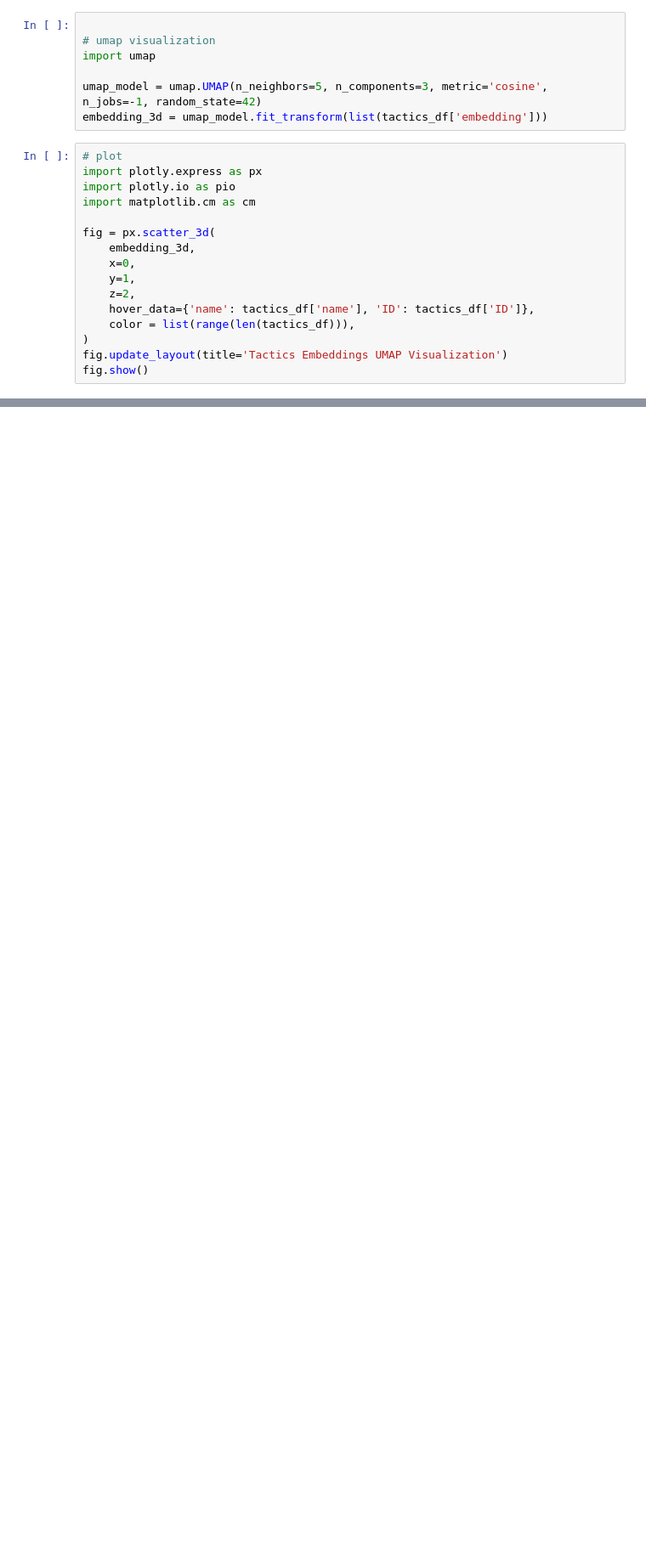
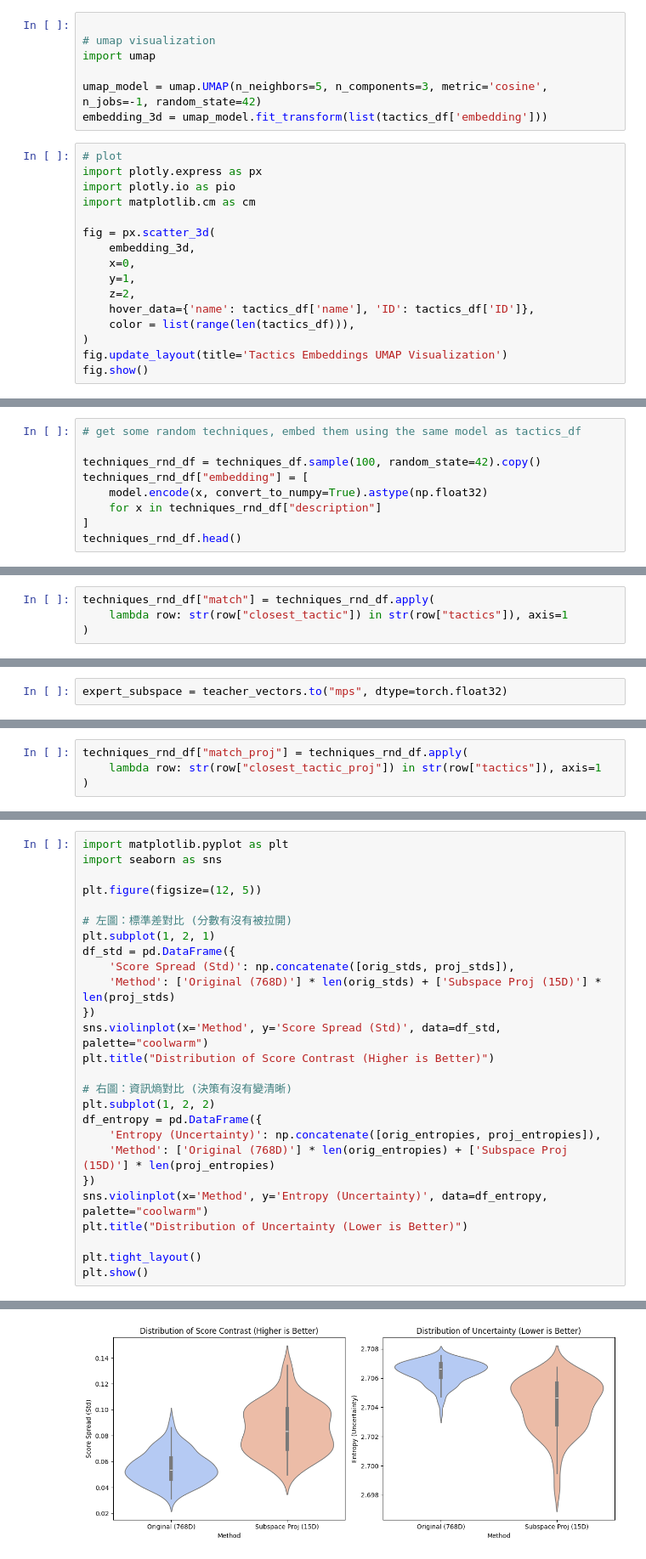
Before and after one commit to hsiaom26/Mitre_Manifold, a Jupyter notebook: mitre_corpus.ipynb, the cells around one changed output, grey strips where cells are left out. Shown at 85% size. Cells and saved outputs as stored; diff of their text form; blank space fills up the shorter version.

```diff
--- a/mitre_corpus.ipynb
+++ b/mitre_corpus.ipynb
@@ -67,0 +154,9 @@ teacher_subspace.len()
+# %%
+# get some random techniques, embed them using the same model as tactics_df
+
+techniques_rnd_df = techniques_df.sample(100, random_state=42).copy()
+techniques_rnd_df["embedding"] = [
+    model.encode(x, convert_to_numpy=True).astype(np.float32)
+    for x in techniques_rnd_df["description"]
+]
+techniques_rnd_df.head()
@@ -67,0 +193,4 @@ teacher_subspace.len()
+# %%
+techniques_rnd_df["match"] = techniques_rnd_df.apply(
+    lambda row: str(row["closest_tactic"]) in str(row["tactics"]), axis=1
+)
@@ -69,0 +222,2 @@ teacher_subspace.len()
+# %%
+expert_subspace = teacher_vectors.to("mps", dtype=torch.float32)
@@ -69,0 +301,4 @@ teacher_subspace.len()
+# %%
+techniques_rnd_df["match_proj"] = techniques_rnd_df.apply(
+    lambda row: str(row["closest_tactic_proj"]) in str(row["tactics"]), axis=1
+)
@@ -69,0 +391,27 @@ teacher_subspace.len()
+# %%
+import matplotlib.pyplot as plt
+import seaborn as sns
+
+plt.figure(figsize=(12, 5))
+
+# 左圖：標準差對比 (分數有沒有被拉開)
+plt.subplot(1, 2, 1)
+df_std = pd.DataFrame({
+    'Score Spread (Std)': np.concatenate([orig_stds, proj_stds]),
+    'Method': ['Original (768D)'] * len(orig_stds) + ['Subspace Proj (15D)'] * len(proj_stds)
+})
+sns.violinplot(x='Method', y='Score Spread (Std)', data=df_std, palette="coolwarm")
+plt.title("Distribution of Score Contrast (Higher is Better)")
+
+# 右圖：資訊熵對比 (決策有沒有變清晰)
+plt.subplot(1, 2, 2)
+df_entropy = pd.DataFrame({
+    'Entropy (Uncertainty)': np.concatenate([orig_entropies, proj_entropies]),
+    'Method': ['Original (768D)'] * len(orig_entropies) + ['Subspace Proj (15D)'] * len(proj_entropies)
+})
+sns.violinplot(x='Method', y='Entropy (Uncertainty)', data=df_entropy, palette="coolwarm")
+plt.title("Distribution of Uncertainty (Lower is Better)")
+
+plt.tight_layout()
+plt.show()
+# %% [output]
@@ -69,0 +425 @@ teacher_subspace.len()
+[figure, added]
```
Also changed, not shown: parts of 26 cells of this notebook, 2 other files.
